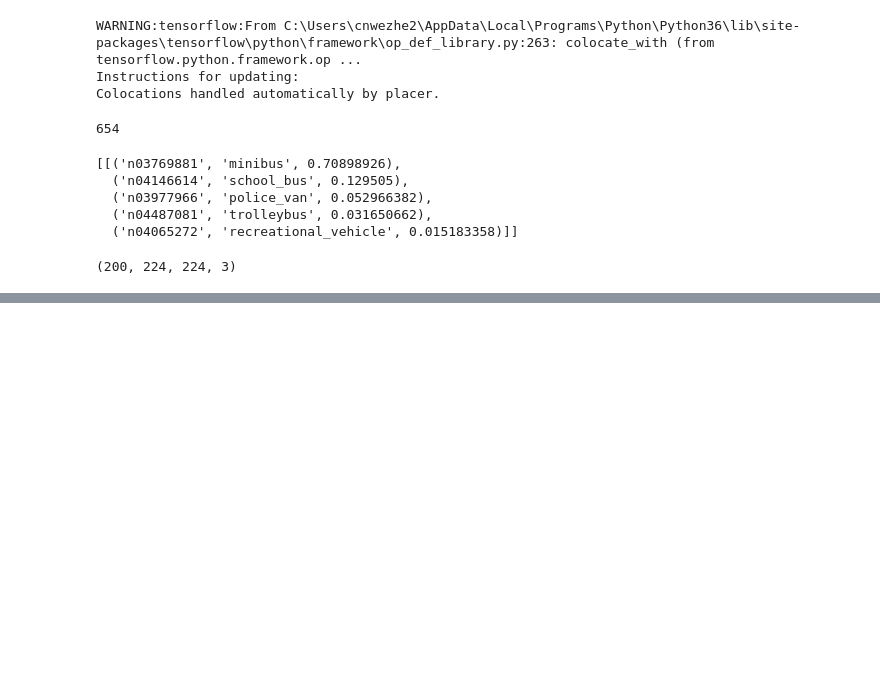
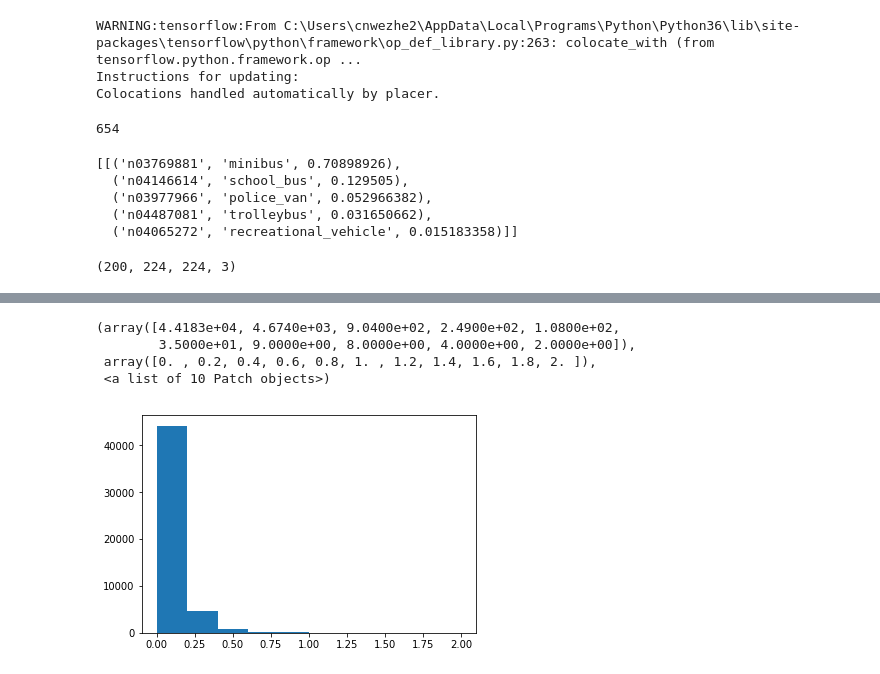
Before and after one commit to IshootLaser/integratedGradients, a Jupyter notebook: integrated gradients.ipynb, the cells around one changed output, grey strips where cells are left out. Cells and saved outputs as stored; diff of their text form; code cells hidden in the pictures; blank space fills up the shorter version.

```diff
--- a/integrated gradients.ipynb
+++ b/integrated gradients.ipynb
@@ -118,0 +117,8 @@ c.shape
+# %%
+plt.hist((igs_ / igs_.max() * 2).reshape(-1))
+# %% [output]
+(array([4.4183e+04, 4.6740e+03, 9.0400e+02, 2.4900e+02, 1.0800e+02,
+        3.5000e+01, 9.0000e+00, 8.0000e+00, 4.0000e+00, 2.0000e+00]),
+ array([0. , 0.2, 0.4, 0.6, 0.8, 1. , 1.2, 1.4, 1.6, 1.8, 2. ]),
+ <a list of 10 Patch objects>)
+[figure, added]
```
Also changed, not shown: parts of 11 cells of this notebook.
